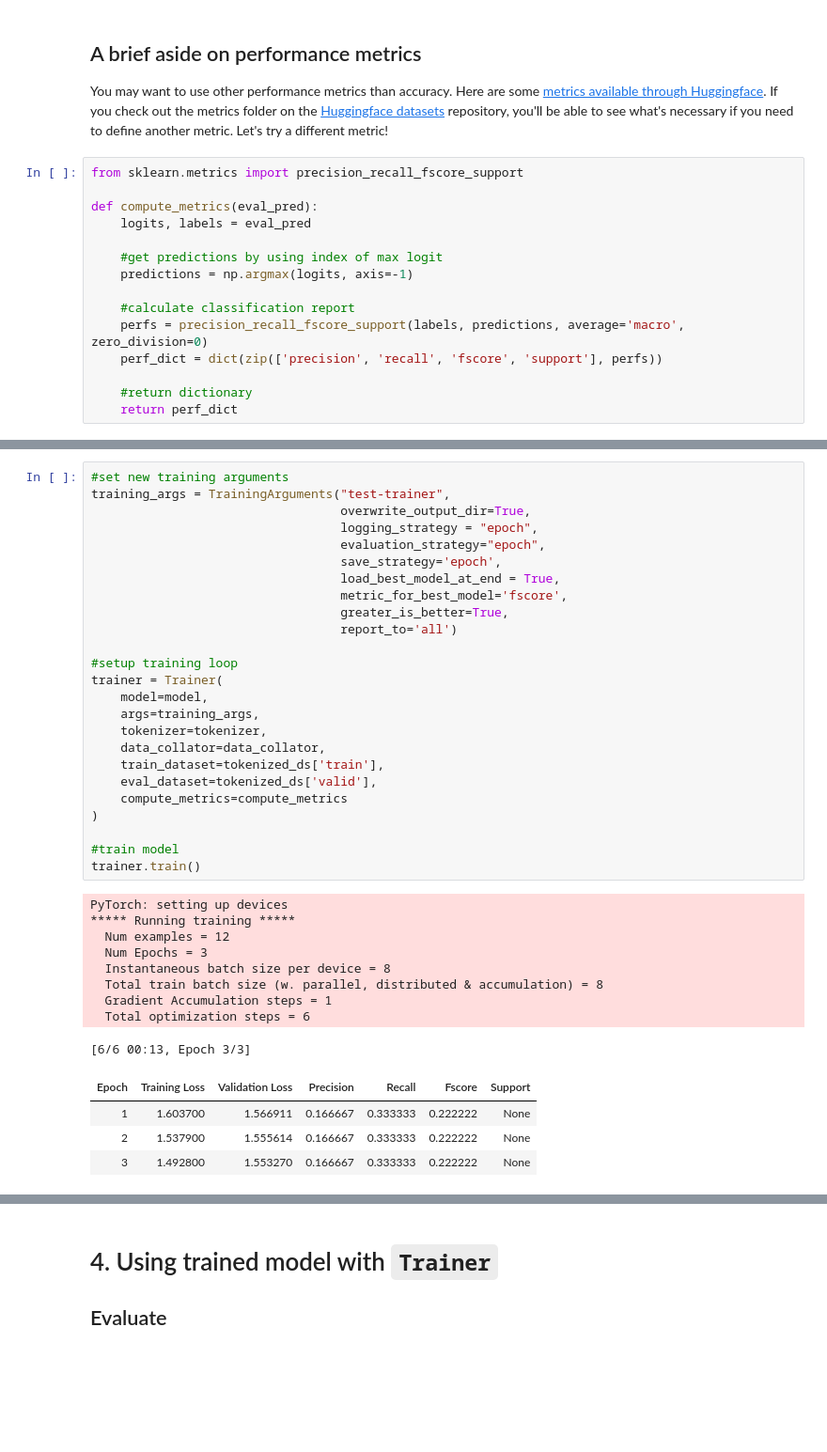
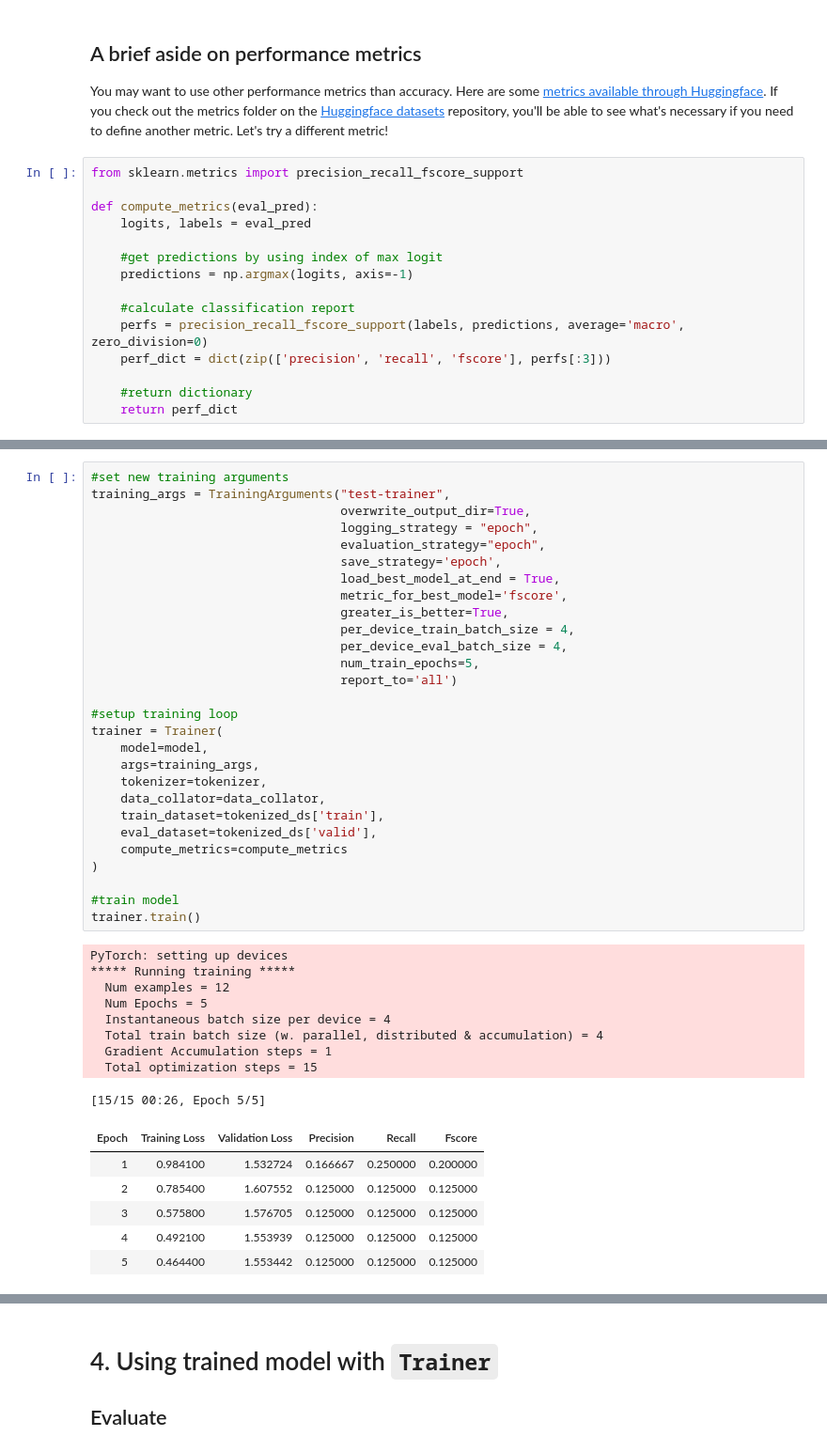
Before and after one commit to vanderbilt-data-science/deep-learning-intensive, a Jupyter notebook: 3-fine-tuning-our-data-solns.ipynb, the cells around one changed output, grey strips where cells are left out. Shown: that part at 94% size. Cells and saved outputs as stored; diff of their text form; blank space fills up the shorter version.

```diff
--- a/3-fine-tuning-our-data-solns.ipynb
+++ b/3-fine-tuning-our-data-solns.ipynb
@@ -225,7 +297,7 @@ def compute_metrics(eval_pred):
 
     #calculate classification report
     perfs = precision_recall_fscore_support(labels, predictions, average='macro', zero_division=0)
-    perf_dict = dict(zip(['precision', 'recall', 'fscore', 'support'], perfs))
+    perf_dict = dict(zip(['precision', 'recall', 'fscore'], perfs[:3]))
 
     #return dictionary
     return perf_dict
@@ -276,41 +362,46 @@ We can realize this through `TrainingArguments`!
 # %%
 #set new training arguments
 training_args = TrainingArguments("test-trainer",
                                   overwrite_output_dir=True,
                                   logging_strategy = "epoch",
                                   evaluation_strategy="epoch",
                                   save_strategy='epoch',
                                   load_best_model_at_end = True,
                                   metric_for_best_model='fscore',
                                   greater_is_better=True,
+                                  per_device_train_batch_size = 4,
+                                  per_device_eval_batch_size = 4,
+                                  num_train_epochs=5,
                                   report_to='all')
 
 #setup training loop
 trainer = Trainer(
     model=model,
     args=training_args,
     tokenizer=tokenizer,
     data_collator=data_collator,
     train_dataset=tokenized_ds['train'],
     eval_dataset=tokenized_ds['valid'],
     compute_metrics=compute_metrics
 )
 
 #train model
 trainer.train()
 # %% [output]
 PyTorch: setting up devices
 ***** Running training *****
   Num examples = 12
-  Num Epochs = 3
-  Instantaneous batch size per device = 8
-  Total train batch size (w. parallel, distributed & accumulation) = 8
+  Num Epochs = 5
+  Instantaneous batch size per device = 4
+  Total train batch size (w. parallel, distributed & accumulation) = 4
   Gradient Accumulation steps = 1
-  Total optimization steps = 6
+  Total optimization steps = 15
-[6/6 00:13, Epoch 3/3]
+[15/15 00:26, Epoch 5/5]
-| Epoch | Training Loss | Validation Loss | Precision | Recall | Fscore | Support |
-| 1 | 1.603700 | 1.566911 | 0.166667 | 0.333333 | 0.222222 | None |
-| 2 | 1.537900 | 1.555614 | 0.166667 | 0.333333 | 0.222222 | None |
-| 3 | 1.492800 | 1.553270 | 0.166667 | 0.333333 | 0.222222 | None |
+| Epoch | Training Loss | Validation Loss | Precision | Recall | Fscore |
+| 1 | 0.984100 | 1.532724 | 0.166667 | 0.250000 | 0.200000 |
+| 2 | 0.785400 | 1.607552 | 0.125000 | 0.125000 | 0.125000 |
+| 3 | 0.575800 | 1.576705 | 0.125000 | 0.125000 | 0.125000 |
+| 4 | 0.492100 | 1.553939 | 0.125000 | 0.125000 | 0.125000 |
+| 5 | 0.464400 | 1.553442 | 0.125000 | 0.125000 | 0.125000 |
 ***** Running Evaluation *****
   Num examples = 4
```
Also changed, not shown: parts of 28 cells of this notebook, 1 other file.
